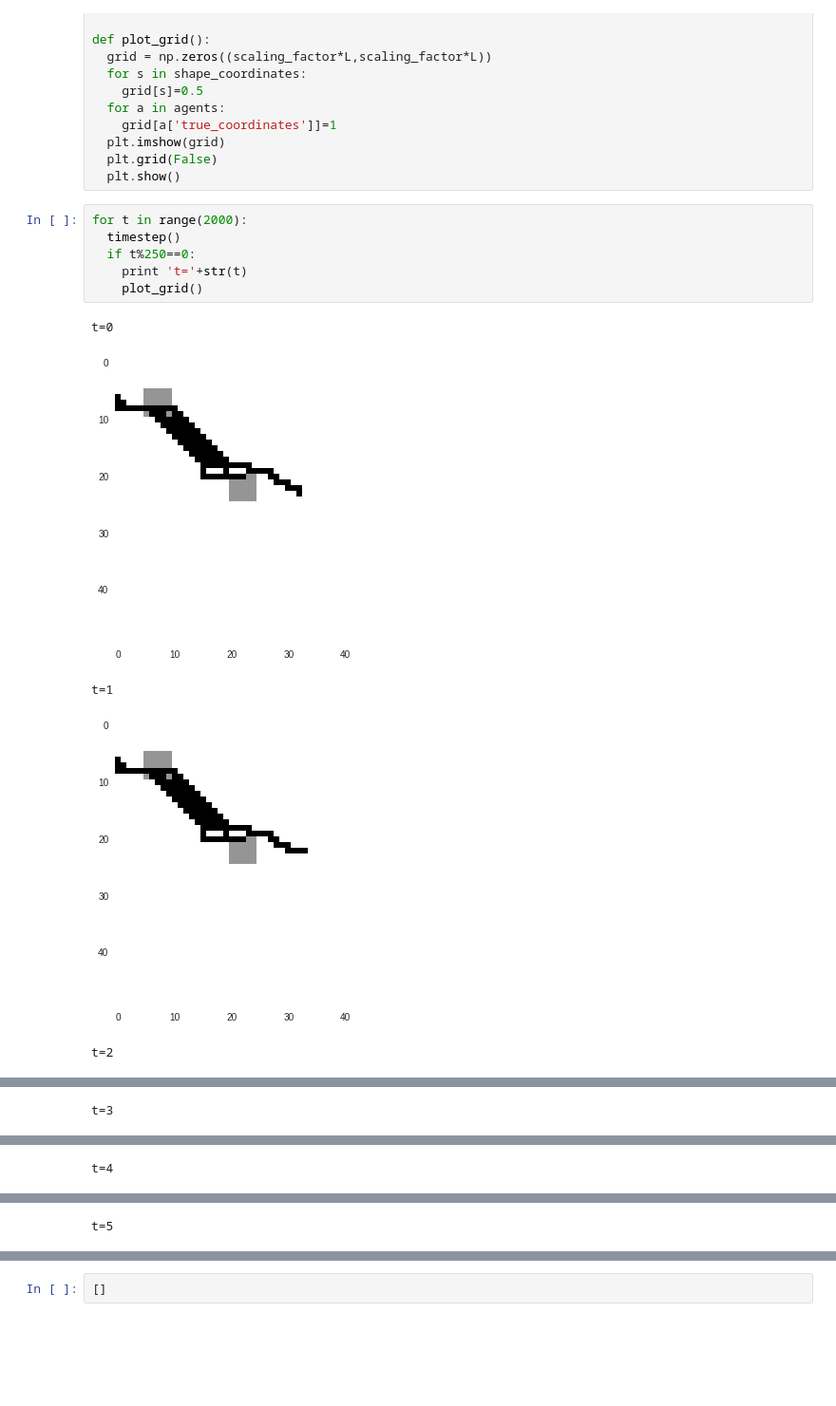
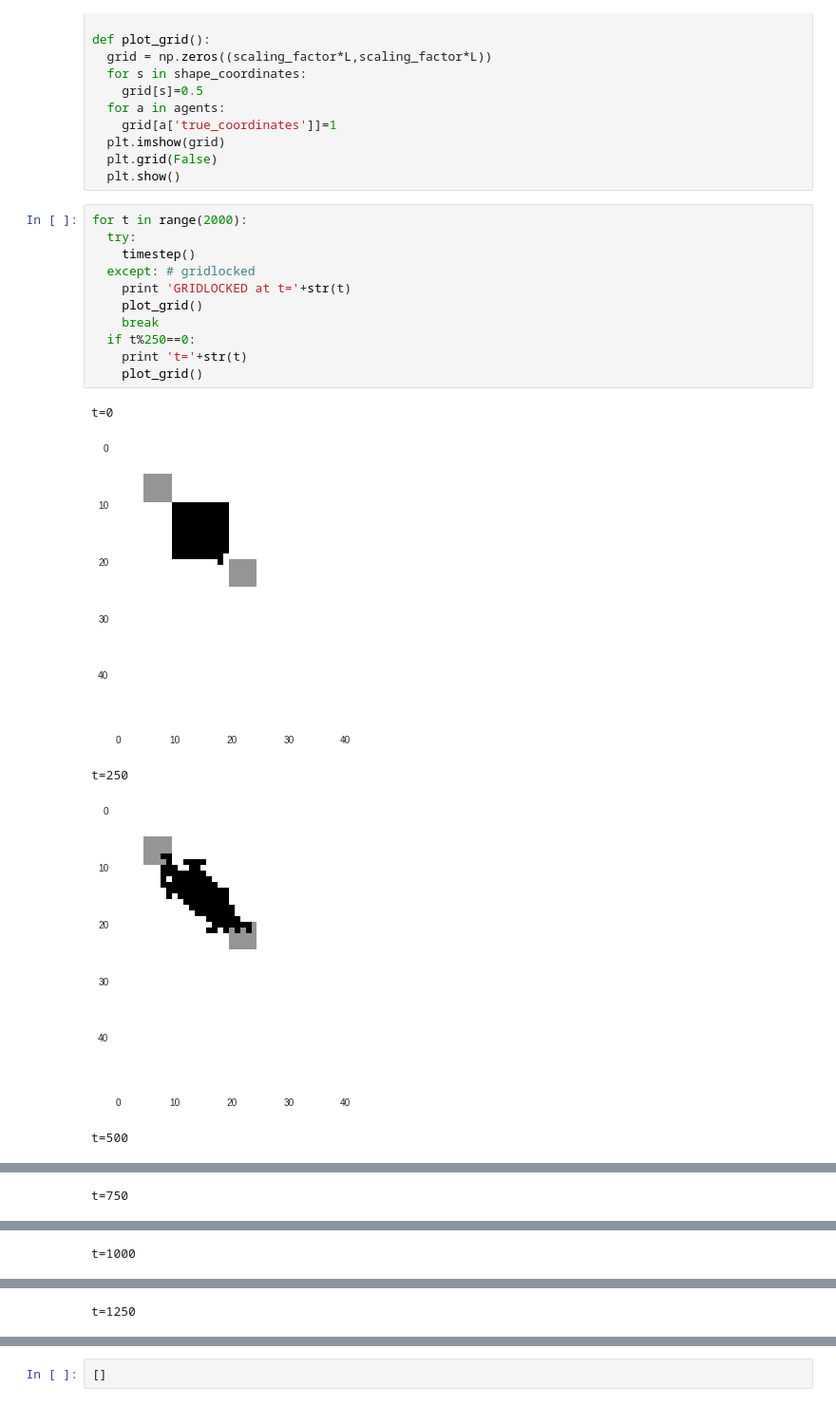
Before and after one commit to jpskycak/research_notebooks, a Jupyter notebook: modeling_programmable_self_assembly_with_cellular_automata.ipynb, the cells around one changed output, grey strips where cells are left out. Shown: that part at 95% size. Cells and saved outputs as stored; diff of their text form; blank space fills up the shorter version.

```diff
--- a/modeling_programmable_self_assembly_with_cellular_automata.ipynb
+++ b/modeling_programmable_self_assembly_with_cellular_automata.ipynb
@@ -280,13 +280,18 @@ def plot_grid():
   plt.show()
 # %%
 for t in range(2000):
-  timestep()
+  try:
+    timestep()
+  except: # gridlocked
+    print 'GRIDLOCKED at t='+str(t)
+    plot_grid()
+    break
   if t%250==0:
     print 't='+str(t)
     plot_grid()
 # %% [output]
 t=0
-[figure, old version]
+[figure, new version]
-t=1
+t=250
-[figure, old version]
+[figure, new version]
-t=2
+t=500
@@ -294 +299 @@ t=2
-t=3
+t=750
@@ -296 +301 @@ t=3
-t=4
+t=1000
@@ -298 +303 @@ t=4
-t=5
+t=1250
```
Also changed, not shown: parts of 1 cell of this notebook.
